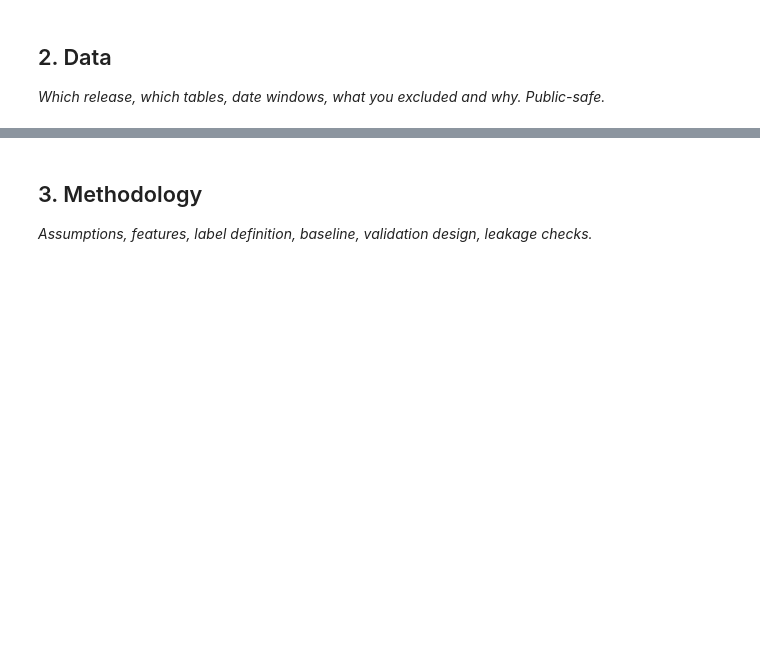
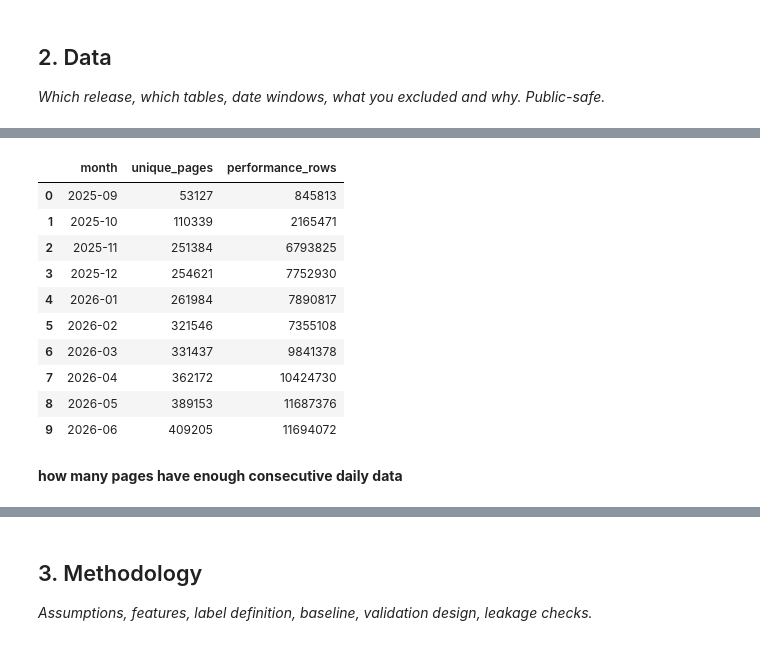
Before and after one commit to Rohmasaeed/flyrank-ml-internship-, a Jupyter notebook: work/notebooks/capstone.ipynb, the cells around one changed output, grey strips where cells are left out. Cells and saved outputs as stored; diff of their text form; code cells hidden in the pictures; blank space fills up the shorter version.

```diff
--- a/work/notebooks/capstone.ipynb
+++ b/work/notebooks/capstone.ipynb
@@ -16,0 +186,30 @@ This skeleton is yours to fill. Work the sections **in order** — each one has
+# %%
+content_monthly = con.sql(f"""
+    SELECT
+        month,
+        COUNT(DISTINCT content_hash_id) AS unique_pages,
+        COUNT(*) AS performance_rows
+    FROM read_parquet(
+        '{HF_DATASET}/fact_content_daily_performance/**/*.parquet',
+        hive_partitioning = true
+    )
+    WHERE month >= '2025-09'
+    GROUP BY month
+    ORDER BY month
+""").df()
+
+content_monthly
+# %% [output]
+|  | month | unique_pages | performance_rows |
+| 0 | 2025-09 | 53127 | 845813 |
+| 1 | 2025-10 | 110339 | 2165471 |
+| 2 | 2025-11 | 251384 | 6793825 |
+| 3 | 2025-12 | 254621 | 7752930 |
+| 4 | 2026-01 | 261984 | 7890817 |
+| 5 | 2026-02 | 321546 | 7355108 |
+| 6 | 2026-03 | 331437 | 9841378 |
+| 7 | 2026-04 | 362172 | 10424730 |
+| 8 | 2026-05 | 389153 | 11687376 |
+| 9 | 2026-06 | 409205 | 11694072 |
+# %% [markdown]
+**how many pages have enough consecutive daily data**
```
Also changed, not shown: parts of 28 cells of this notebook.
